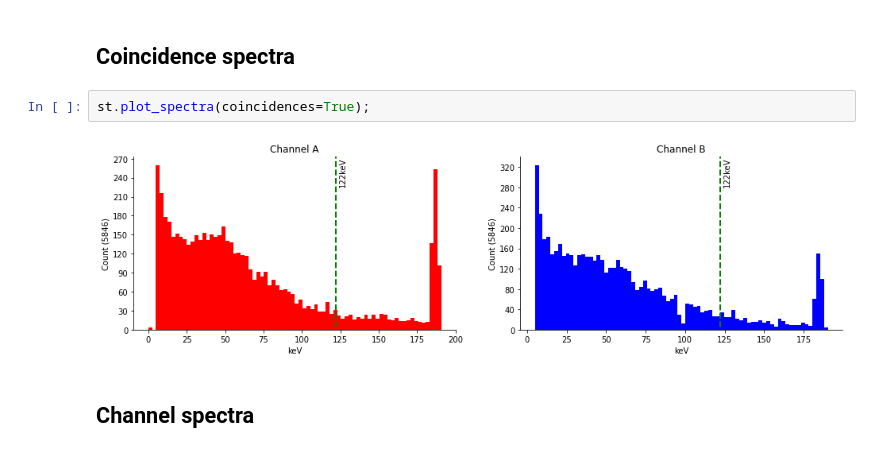
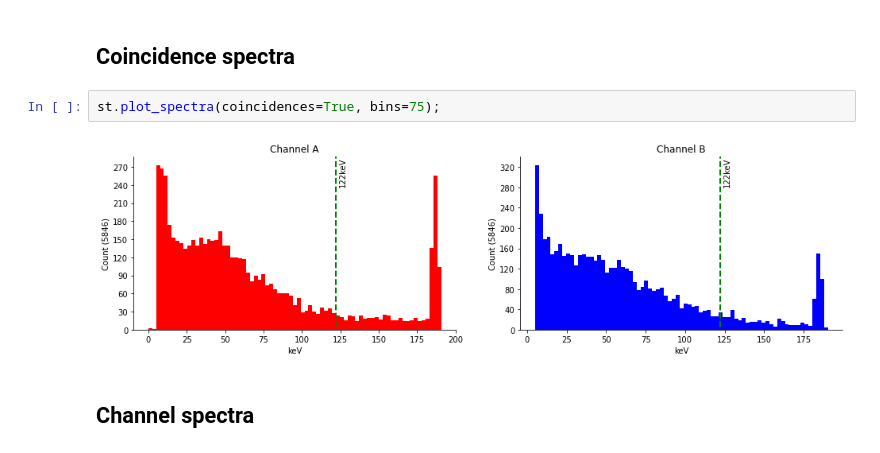
Before and after one commit to markomanninen/tandempiercerexperiment, a Jupyter notebook: report_template/TPE report - detectors next to each other.ipynb, the cells around one changed output. Saved outputs shown, nothing was run; the diff lists cells and outputs as text.

```diff
--- a/report_template/TPE report - detectors next to each other.ipynb
+++ b/report_template/TPE report - detectors next to each other.ipynb
@@ -126,9 +121,9 @@ st.plot_time_histogram_and_scatter(time_difference=0)
 # %% [markdown]
 ## Coincidence spectra
 # %%
-st.plot_spectra(coincidences=True);
+st.plot_spectra(coincidences=True, bins=75);
 # %% [output]
-[figure, old version]
+[figure, new version]
 # %% [markdown]
 ## Channel spectra
 # %%
```
Also changed, not shown: parts of 7 cells of this notebook, 4 other files.
